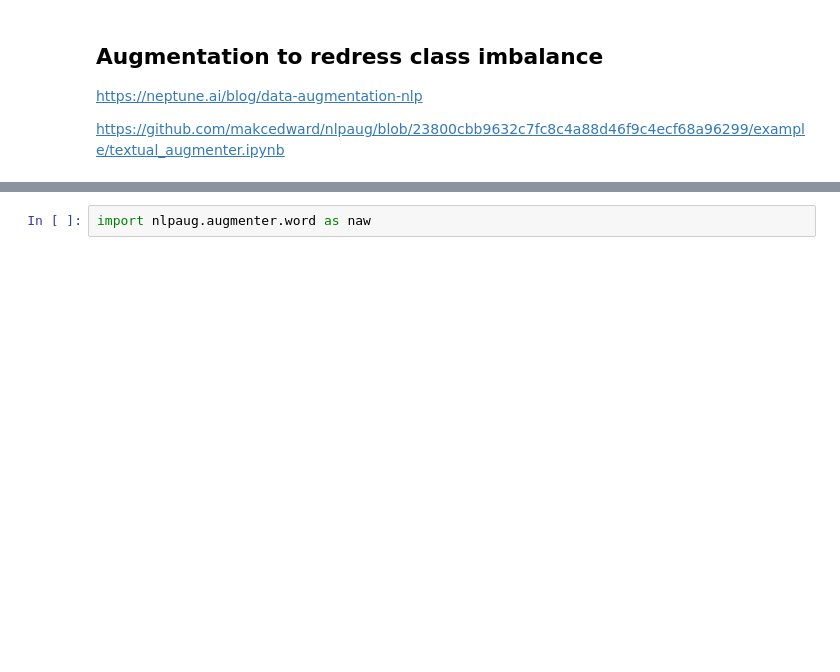
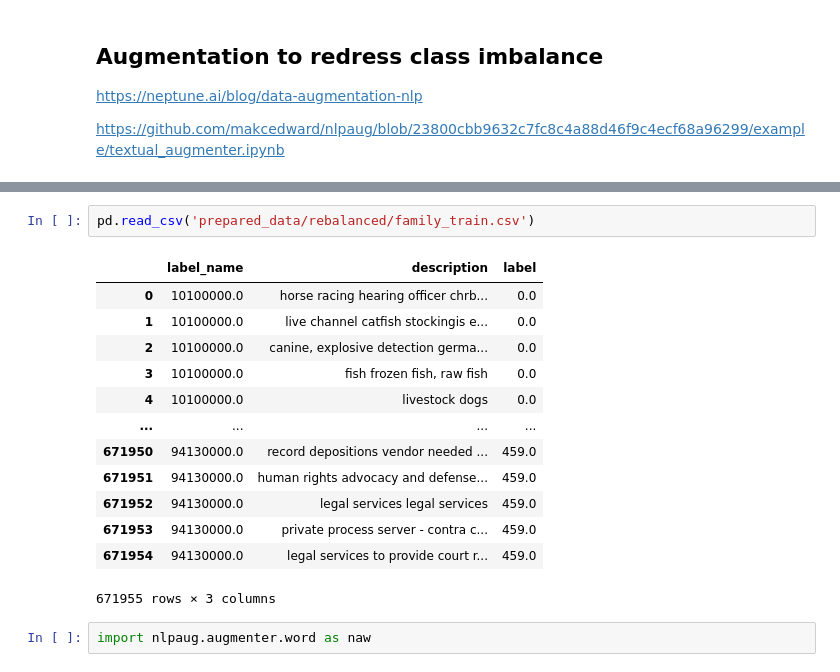
Before and after one commit to mgray39/unspsc-classification, a Jupyter notebook: running_notebook.ipynb, the cells around one changed output, grey strips where cells are left out. Drawn from its saved outputs; the diff is of its cells as text; blank space fills up the shorter version.

```diff
--- a/running_notebook.ipynb
+++ b/running_notebook.ipynb
@@ -428,3 +459,19 @@ https://github.com/makcedward/nlpaug/blob/23800cbb9632c7fc8c4a88d46f9c4ecf68a962
+# %%
+pd.read_csv('prepared_data/rebalanced/family_train.csv')
+# %% [output]
+|  | label_name | description | label |
+| 0 | 10100000.0 | horse racing hearing officer chrb... | 0.0 |
+| 1 | 10100000.0 | live channel catfish stockingis e... | 0.0 |
+| 2 | 10100000.0 | canine, explosive detection germa... | 0.0 |
+| 3 | 10100000.0 | fish frozen fish, raw fish | 0.0 |
+| 4 | 10100000.0 | livestock dogs | 0.0 |
+| ... | ... | ... | ... |
+| 671950 | 94130000.0 | record depositions vendor needed ... | 459.0 |
+| 671951 | 94130000.0 | human rights advocacy and defense... | 459.0 |
+| 671952 | 94130000.0 | legal services legal services | 459.0 |
+| 671953 | 94130000.0 | private process server - contra c... | 459.0 |
+| 671954 | 94130000.0 | legal services to provide court r... | 459.0 |
+671955 rows × 3 columns
 # %%
 import nlpaug.augmenter.word as naw
 # %%
```
Also changed, not shown: parts of 9 cells of this notebook, 1 other file.
